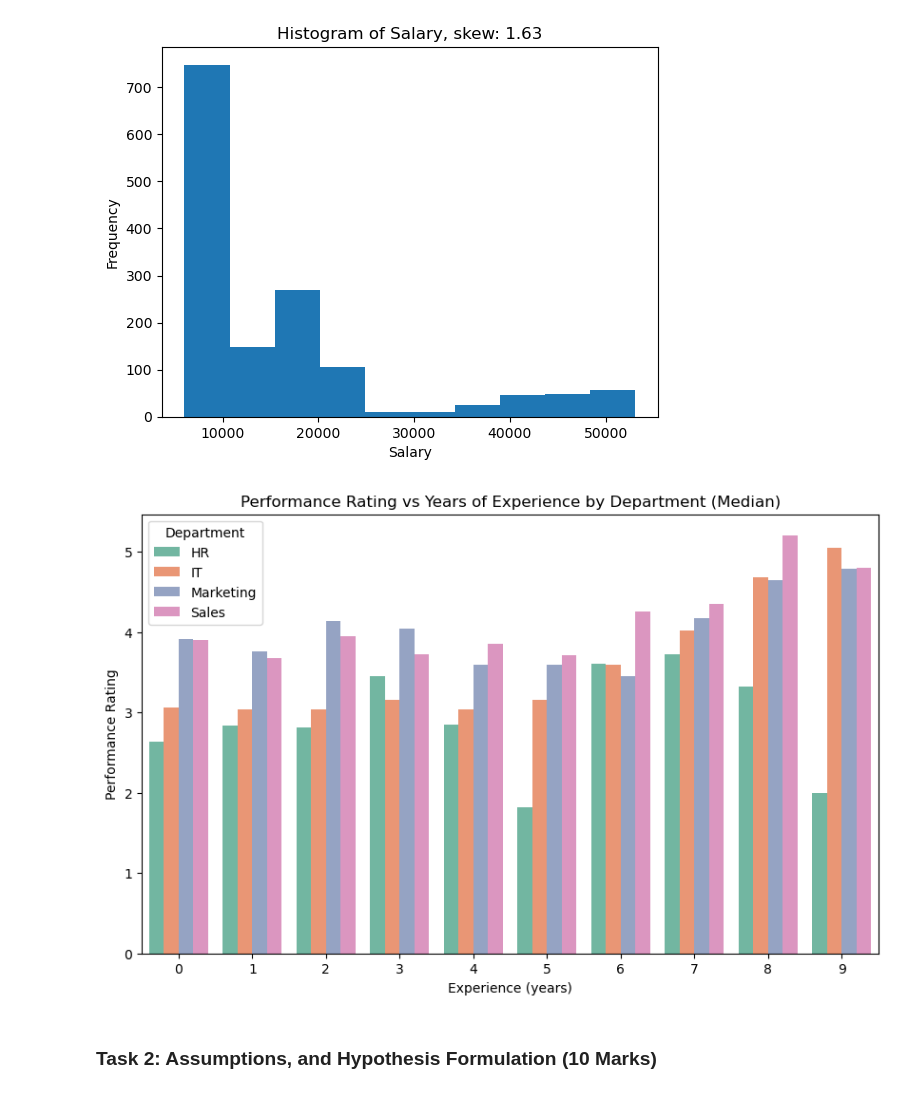
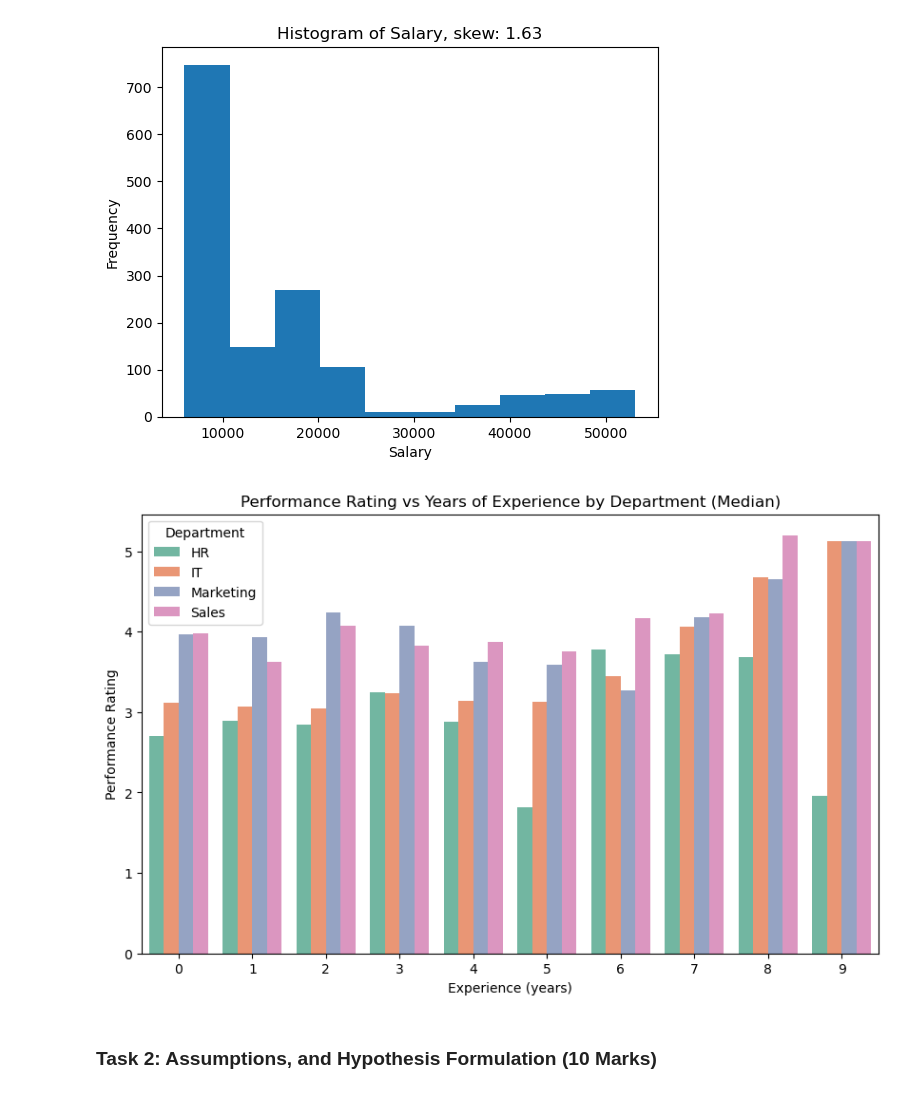
Before and after one commit to lroygard/DataAnalysis, a Jupyter notebook: DataAnalysis.ipynb, the cells around one changed output. Drawn from its saved outputs; the diff is of its cells as text; code cells hidden in the pictures.

```diff
--- a/DataAnalysis.ipynb
+++ b/DataAnalysis.ipynb
@@ -62,17 +62,17 @@ for column in numerical_columns:
 [figure]
 [figure]
 # %%
-grouped_data = df.groupby(['Department','Experience'])['PerformanceRating'].mean().reset_index()
+grouped_data = df.groupby(['Department','Experience'])['PerformanceRating'].median().reset_index()
 
 # Create a bar plot using seaborn
 plt.figure(figsize=(10, 6))
 sns.barplot(x='Experience', y='PerformanceRating', hue='Department', data=grouped_data, palette='Set2')
 plt.xlabel('Experience (years)')
 plt.ylabel('Performance Rating')
 plt.title('Performance Rating vs Years of Experience by Department (Median)')
 plt.show()
 # %% [output]
-[figure, old version]
+[figure, new version]
 # %% [markdown]
 ### Task 2: Assumptions, and Hypothesis Formulation (10 Marks)
 # %% [markdown]
```
Also changed, not shown: parts of 2 cells of this notebook.
